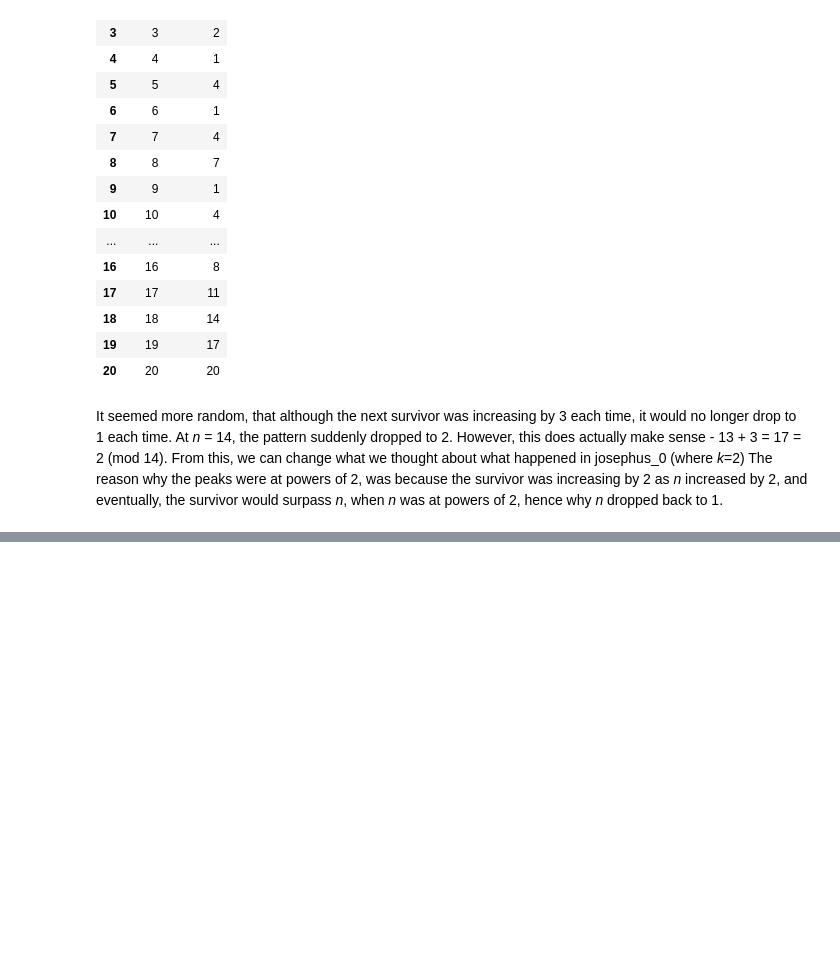
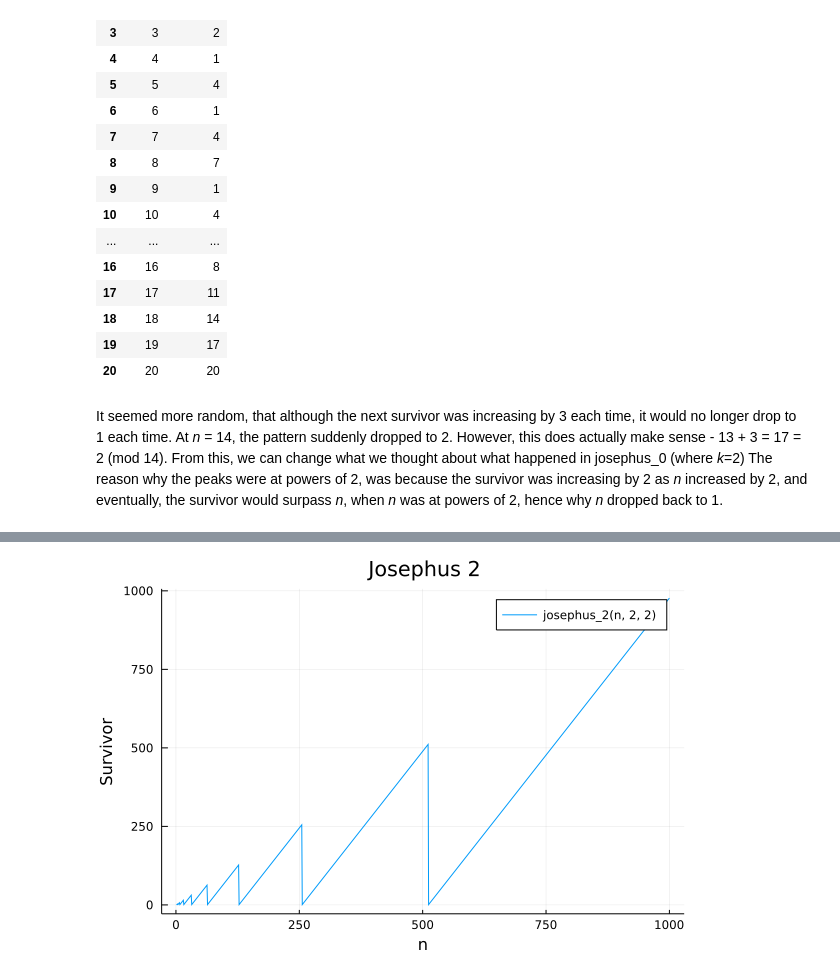
Before and after one commit to TheKonamiKoder/josephus-problem, a Jupyter notebook: src/josephus-problem.ipynb, the cells around one changed output, grey strips where cells are left out. Cells and saved outputs as stored; diff of their text form; code cells hidden in the pictures; blank space fills up the shorter version.

```diff
--- a/src/josephus-problem.ipynb
+++ b/src/josephus-problem.ipynb
@@ -89,0 +125,10 @@ Next, I wanted to see what would happen if there were multiple lives as well - t
+# %%
+n = 1:1000
+survivor = JosephusFunctions.josephus_2.(n, 2, 2)
+
+plot(n, survivor, label="josephus_2(n, 2, 2)")
+title!("Josephus 2")
+xlabel!("n")
+ylabel!("Survivor")
+# %% [output]
+[figure, added]
```
Also changed, not shown: parts of 19 cells of this notebook.
